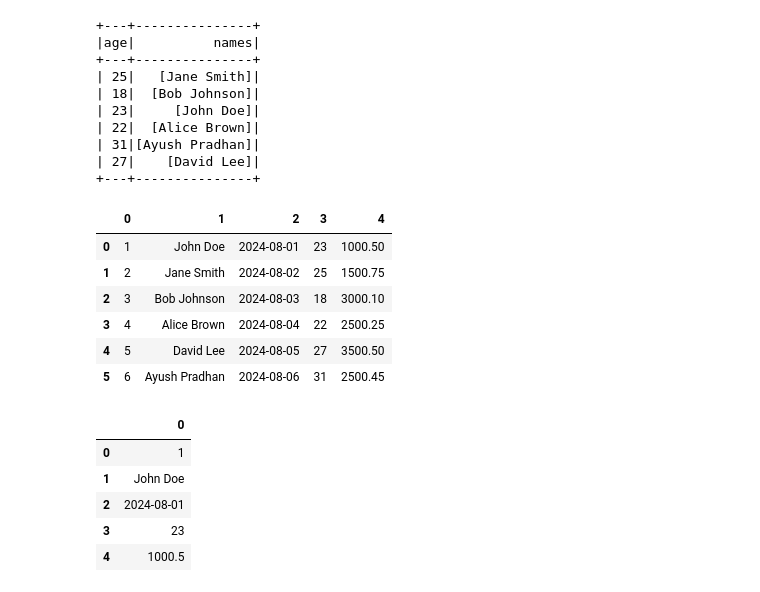
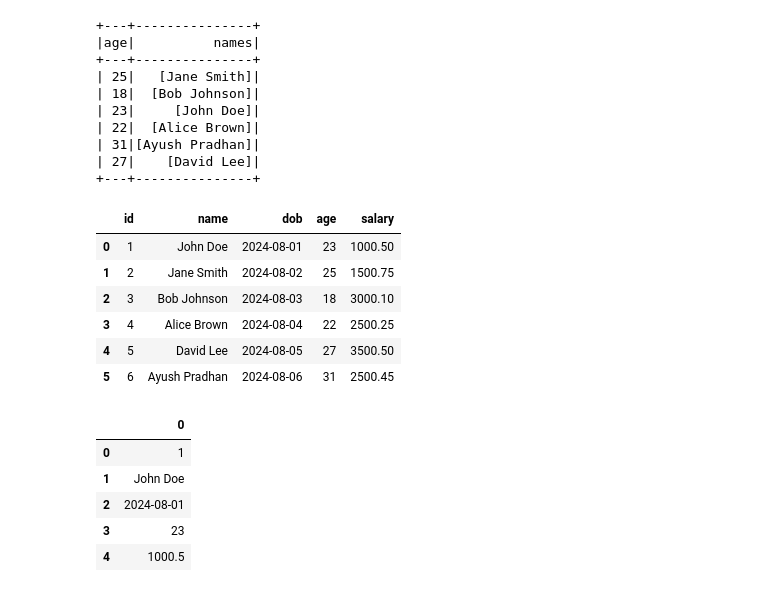
Before and after one commit to deepanshumehtaa/1interviewparjour, a Jupyter notebook: SPARKSQLAllFunctionsPyspark.ipynb, the cells around one changed output. Cells and saved outputs as stored; diff of their text form; code cells hidden in the pictures.

```diff
--- a/SPARKSQLAllFunctionsPyspark.ipynb
+++ b/SPARKSQLAllFunctionsPyspark.ipynb
@@ -1311,21 +1311,21 @@ df_collect_list.show()
 # %%
 # pandas
 import pandas as pd
 
 
 # sample data
 data = [
     (1, "John Doe", "2024-08-01", 23, 1000.50),
     (2, "Jane Smith", "2024-08-02", 25, 1500.75),
     (3, "Bob Johnson", "2024-08-03", 18,3000.10),
     (4, "Alice Brown", "2024-08-04", 22, 2500.25),
     (5, "David Lee", "2024-08-05", 27, 3500.50),
     (6,"Ayush Pradhan","2024-08-06",31,2500.45),
 ]
-pd_df = pd.DataFrame(data)
+pd_df = pd.DataFrame(data, columns=["id", "name", "dob", "age", "salary"])
 display(pd_df)
 # %% [output]
-|  | 0 | 1 | 2 | 3 | 4 |
+|  | id | name | dob | age | salary |
 | 0 | 1 | John Doe | 2024-08-01 | 23 | 1000.50 |
 | 1 | 2 | Jane Smith | 2024-08-02 | 25 | 1500.75 |
 | 2 | 3 | Bob Johnson | 2024-08-03 | 18 | 3000.10 |
```
Also changed, not shown: parts of 3 cells of this notebook.
